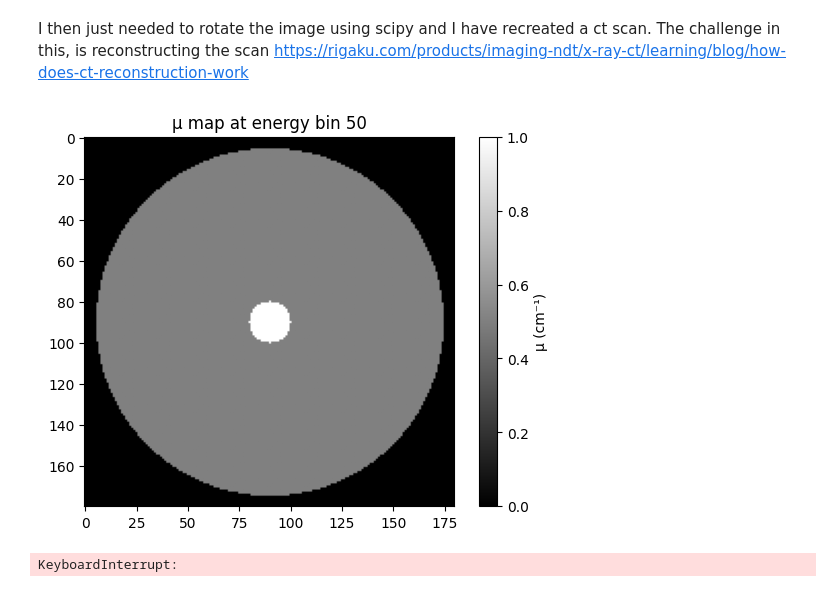
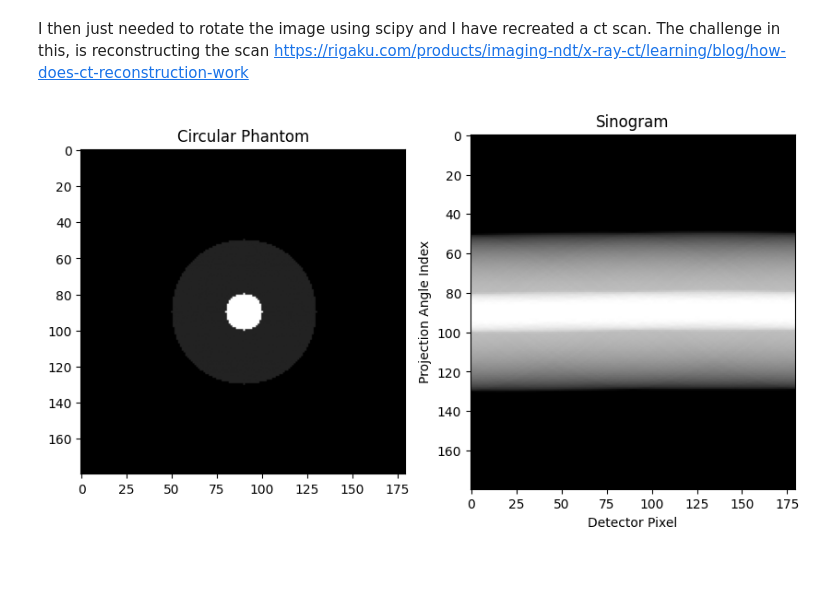
Before and after one commit to ReeceG499/x-ray-attenuation, a Jupyter notebook: code/Experimenting.ipynb, the cells around one changed output. Saved outputs shown, nothing was run; the diff lists cells and outputs as text; code cells hidden in the pictures.

Commit message:
sinogram complete

```diff
--- a/code/Experimenting.ipynb
+++ b/code/Experimenting.ipynb
@@ -217,54 +226,52 @@ I then just needed to rotate the image using scipy and I have recreated a ct sca
 # %%
 from scipy import ndimage
 
-plt.imshow(phantom[:, :, energy_idx], cmap='gray')
-plt.title(f"μ map at energy bin {energy_idx}")
-plt.colorbar(label="μ (cm⁻¹)")
-plt.show()
-
 angles = np.linspace(0, 180, num=180)
-sinogram = np.zeros((len(angles), width))
+sinogram = np.zeros((len(angles), width))  # (n_angles, width)
 
 for i, angle in enumerate(angles):
-    # Rotate all energy slices at once using 3D rotation
+    # Rotate the 3D phantom (H, W, E) around axes (1, 0) → rotates H-W plane, all energies together
     rotated_phantom = ndimage.rotate(phantom, angle, axes=(1, 0), reshape=False, order=1)
 
-    # Sum along y-axis for all energy slices (results in (width, E) array)
-    projection_per_energy = rotated_phantom.sum(axis=1)
+    # Sum along the y-axis (axis=1), result is (width, E)
+    projection_per_energy = rotated_phantom.sum(axis=1)  # shape: (W, E)
 
-    # Apply attenuation and sum
-    I_rotated = I0 * np.exp(-projection_per_energy * pixel_thickness_cm)
-    sinogram[i] = I_rotated.sum(axis=1)  # sum over energy bins
+    # Line integrals: ln(I0 / I) = μ * dx
+    # projection_per_energy already equals ∑μ dx per ray per energy
+    line_integrals = projection_per_energy * pixel_thickness_cm  # shape (W, E)
+    sinogram[i] = line_integrals.sum(axis=1)  # shape: (n_angles, W, E)
 
 sinogram = np.array(sinogram)  # shape: (n_angles, W)
 
-plt.imshow(sinogram.T, cmap='gray', aspect='auto')
-plt.title("Simulated Sinogram")
-plt.ylabel("Detector Pixel")
-plt.xlabel("Projection Angle")
-plt.colorbar()
-plt.show()
+fig, axs = plt.subplots(1, 2, figsize=(10, 5))
+
+axs[0].imshow(phantom[:, :, energy_idx], cmap='gray')
+axs[0].set_title("Circular Phantom")
+
+axs[1].imshow(sinogram.T, cmap='gray', aspect='auto', vmin=np.percentile(sinogram, 5), vmax=np.percentile(sinogram, 95))
+axs[1].set_title("Sinogram")
+axs[1].set_xlabel("Detector Pixel")
+axs[1].set_ylabel("Projection Angle Index")
 
 # Initialize reconstruction
 reconstruction = np.zeros((width, height))
 
 # Backproject each angle's projection
 for i, angle in enumerate(angles):
     # Expand the 1D projection into a 2D image by smearing along the angle
     projection = sinogram[i]
     expanded = np.tile(projection, (width, 1))  # Repeat along y-axis
 
     # Rotate back to original angle and accumulate
     rotated_back = ndimage.rotate(expanded, -angle, reshape=False, order=1)
     reconstruction += rotated_back
 
 # Normalize
 reconstruction /= len(angles)
 
-plt.imshow(reconstruction, cmap='gray')
-plt.title("Simple Backprojection Reconstruction")
-plt.colorbar()
-plt.show()
+#plt.imshow(reconstruction, cmap='gray')
+#plt.title("Simple Backprojection Reconstruction")
+#plt.colorbar()
+#plt.show()
 # %% [output]
-[figure, old version]
+[figure, new version]
-KeyboardInterrupt:
```
Also changed, not shown: parts of 3 cells of this notebook, 13 other files.
